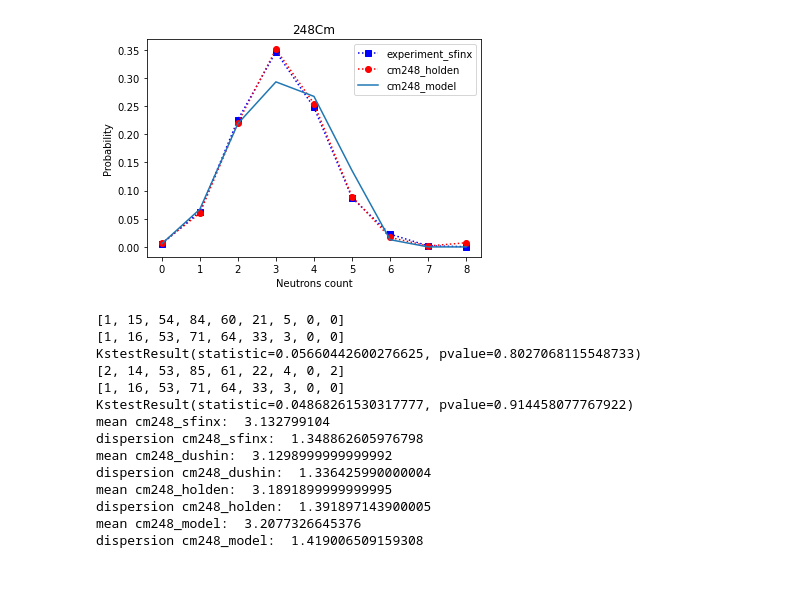
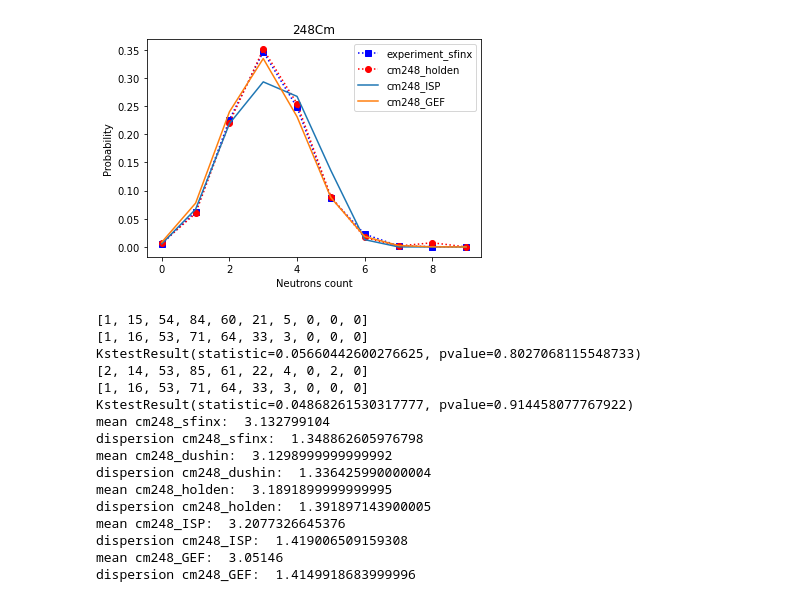
Before and after one commit to siberianisaev/NeutronBarrel, a Jupyter notebook: Python/KStest.ipynb, the cells around one changed output. Saved outputs shown, nothing was run; the diff lists cells and outputs as text; code cells hidden in the pictures.

```diff
--- a/Python/KStest.ipynb
+++ b/Python/KStest.ipynb
@@ -129,7 +117,8 @@ cm248_sfinx = np.array([0.00526,
                         0.08716,
                         0.02263,
                         0.00193,
-                        4.74888E-4])
+                        4.74888E-4,
+                        0])
 cm248_dushin = np.array([0.0061,
                         0.0608,
                         0.2272,
@@ -139,51 +128,68 @@ cm248_dushin = np.array([0.0061,
                         0.0190,
                         0.0024,
                         0.0002,
-                        0.0001])
+                        0.0001,
+                         0])
 cm248_holden = np.array([0.00674,
                          0.05965,
                          0.22055,
                          0.3509,
                          0.25438,
                          0.08935,
                          0.01674,
                          0.00169,
-                         0.0074])
-cm248_model = np.array([0.005531199,
+                         0.0074,
+                         0])
+cm248_ISP = np.array([0.005531199,
                         0.066948724,
                         0.218853815,
                         0.292985388,
                         0.267202065,
                         0.135572816,
                         0.012894201,
                         1.18E-5,
-                        6.72E-11])
-plt.plot(x,cm248_sfinx,'bs:',label='experiment_sfinx')
-plt.plot(x,cm248_holden,'ro:',label='cm248_holden')
-plt.plot(x,cm248_model,label='cm248_model')
+                        6.72E-11,
+                        0])
+cm248_GEF = np.array([0.00845,
+                      0.07773,
+                      0.23981,
+                      0.33437,
+                      0.2311,
+                      0.08749,
+                      0.01839,
+                      0.00248,
+                      0.00017,
+                      1e-005])
+x1 = list(range(0, 10))
+plt.plot(x1,cm248_sfinx,'bs:',label='experiment_sfinx')
+plt.plot(x1,cm248_holden,'ro:',label='cm248_holden')
+plt.plot(x1,cm248_ISP,label='cm248_ISP')
+plt.plot(x1,cm248_GEF,label='cm248_GEF') # 3.05146 +- 0.04173938 ; std 1.189534
 plt.legend()
 plt.title('248Cm')
 plt.xlabel('Neutrons count')
 plt.ylabel('Probability')
 plt.show()
-print(ks_2samp(neutron_events_from(cm248_sfinx), neutron_events_from(cm248_model)))
-print(ks_2samp(neutron_events_from(cm248_holden), neutron_events_from(cm248_model)))
+print(ks_2samp(neutron_events_from(cm248_sfinx), neutron_events_from(cm248_ISP)))
+print(ks_2samp(neutron_events_from(cm248_holden), neutron_events_from(cm248_ISP)))
 
 print("mean cm248_sfinx: ", mean_from(cm248_sfinx))
 print("dispersion cm248_sfinx: ", dispersion_from(cm248_sfinx))
 print("mean cm248_dushin: ", mean_from(cm248_dushin))
 print("dispersion cm248_dushin: ", dispersion_from(cm248_dushin))
 print("mean cm248_holden: ", mean_from(cm248_holden))
 print("dispersion cm248_holden: ", dispersion_from(cm248_holden))
-print("mean cm248_model: ", mean_from(cm248_model))
-print("dispersion cm248_model: ", dispersion_from(cm248_model))
+print("mean cm248_ISP: ", mean_from(cm248_ISP))
+print("dispersion cm248_ISP: ", dispersion_from(cm248_ISP))
+print("mean cm248_GEF: ", mean_from(cm248_GEF))
+print("dispersion cm248_GEF: ", dispersion_from(cm248_GEF))
 # %% [output]
-[figure, old version]
+[figure, new version]
-[1, 15, 54, 84, 60, 21, 5, 0, 0]
-[1, 16, 53, 71, 64, 33, 3, 0, 0]
+[1, 15, 54, 84, 60, 21, 5, 0, 0, 0]
+[1, 16, 53, 71, 64, 33, 3, 0, 0, 0]
 KstestResult(statistic=0.05660442600276625, pvalue=0.8027068115548733)
-[2, 14, 53, 85, 61, 22, 4, 0, 2]
-[1, 16, 53, 71, 64, 33, 3, 0, 0]
+[2, 14, 53, 85, 61, 22, 4, 0, 2, 0]
+[1, 16, 53, 71, 64, 33, 3, 0, 0, 0]
 KstestResult(statistic=0.04868261530317777, pvalue=0.914458077767922)
 mean cm248_sfinx:  3.132799104
 dispersion cm248_sfinx:  1.348862605976798
@@ -191,8 +197,10 @@ mean cm248_dushin:  3.1298999999999992
 dispersion cm248_dushin:  1.336425990000004
 mean cm248_holden:  3.1891899999999995
 dispersion cm248_holden:  1.391897143900005
-mean cm248_model:  3.2077326645376
-dispersion cm248_model:  1.419006509159308
+mean cm248_ISP:  3.2077326645376
+dispersion cm248_ISP:  1.419006509159308
+mean cm248_GEF:  3.05146
+dispersion cm248_GEF:  1.4149918683999996
 # %%
 # CF-252
 cf252_dushin = np.array([0.0023,
```
Also changed, not shown: parts of 5 cells of this notebook.
